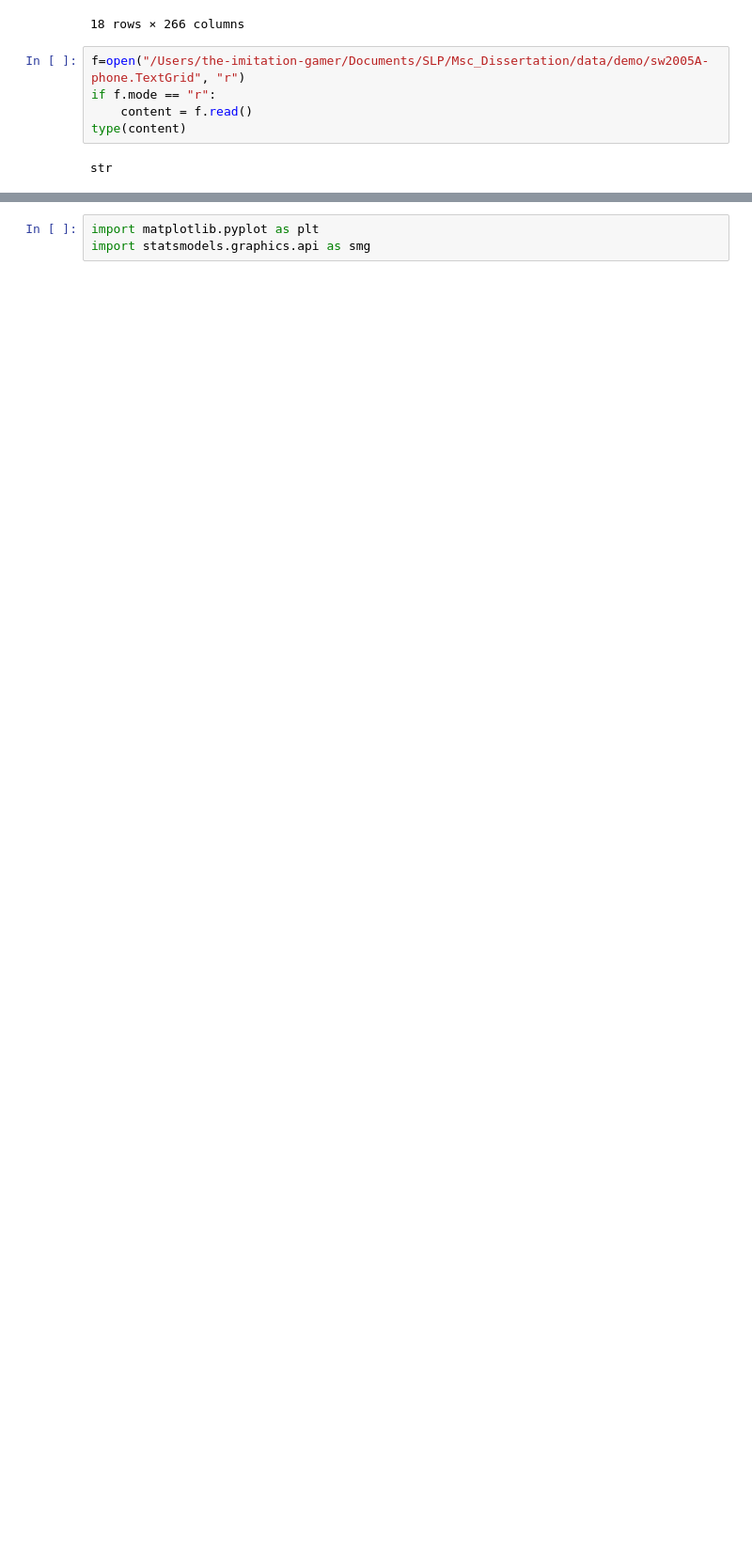
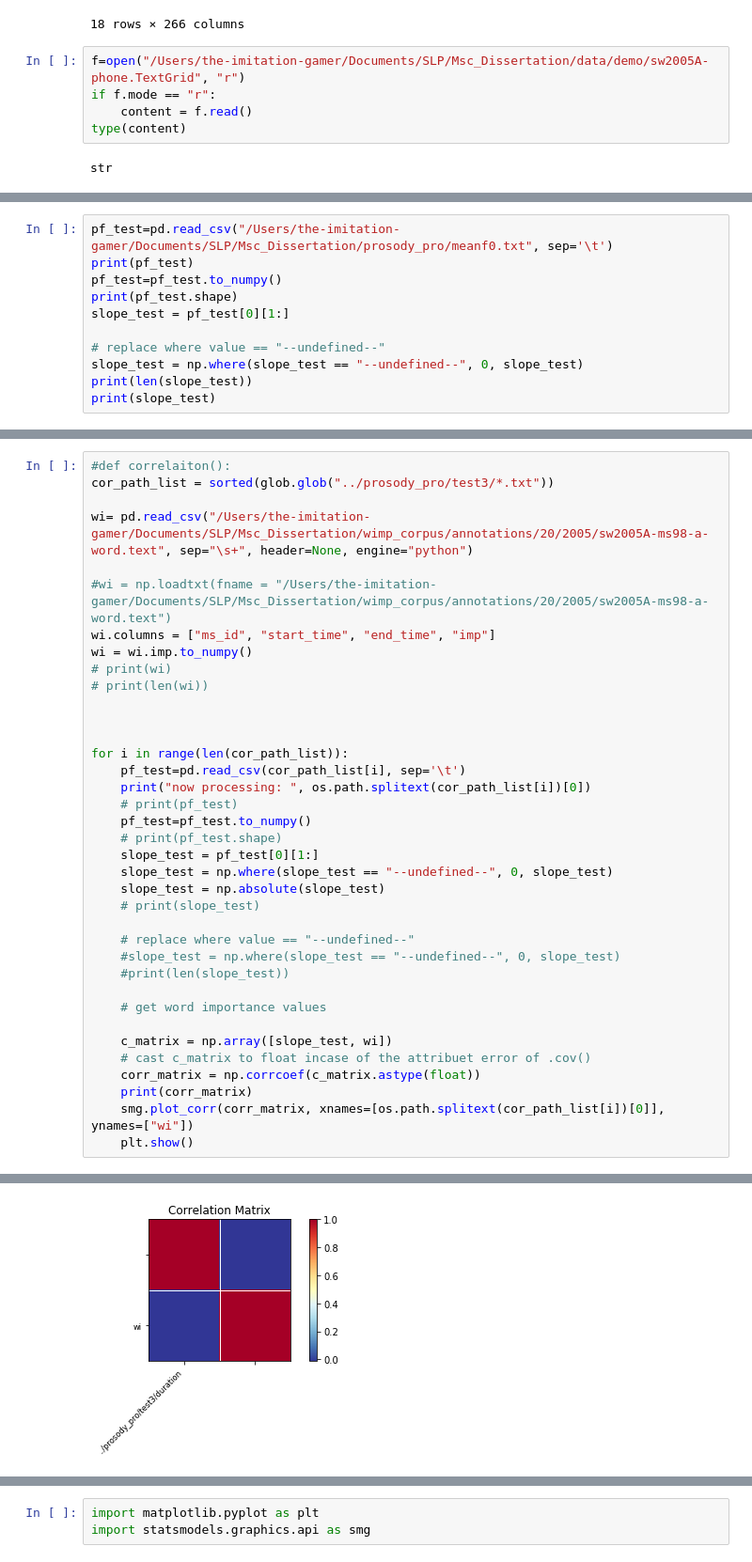
Before and after one commit to byronthecoder/Prosody-Prominence-Perplexity, a Jupyter notebook: ParselMouth.ipynb, the cells around one changed output, grey strips where cells are left out. Shown at 94% size. Drawn from its saved outputs; the diff is of its cells as text; blank space fills up the shorter version.

Commit message:
trail correlaiton plotting

```diff
--- a/ParselMouth.ipynb
+++ b/ParselMouth.ipynb
@@ -123,0 +134,11 @@ str
+# %%
+pf_test=pd.read_csv("/Users/the-imitation-gamer/Documents/SLP/Msc_Dissertation/prosody_pro/meanf0.txt", sep='\t')
+print(pf_test)
+pf_test=pf_test.to_numpy()
+print(pf_test.shape)
+slope_test = pf_test[0][1:]
+
+# replace where value == "--undefined--"
+slope_test = np.where(slope_test == "--undefined--", 0, slope_test)
+print(len(slope_test))
+print(slope_test)
@@ -123,0 +163,38 @@ str
+# %%
+#def correlaiton():
+cor_path_list = sorted(glob.glob("../prosody_pro/test3/*.txt"))
+
+wi= pd.read_csv("/Users/the-imitation-gamer/Documents/SLP/Msc_Dissertation/wimp_corpus/annotations/20/2005/sw2005A-ms98-a-word.text", sep="\s+", header=None, engine="python")
+
+#wi = np.loadtxt(fname = "/Users/the-imitation-gamer/Documents/SLP/Msc_Dissertation/wimp_corpus/annotations/20/2005/sw2005A-ms98-a-word.text")
+wi.columns = ["ms_id", "start_time", "end_time", "imp"]
+wi = wi.imp.to_numpy()
+# print(wi)
+# print(len(wi))
+
+
+
+for i in range(len(cor_path_list)):
+    pf_test=pd.read_csv(cor_path_list[i], sep='\t')
+    print("now processing: ", os.path.splitext(cor_path_list[i])[0])
+    # print(pf_test)
+    pf_test=pf_test.to_numpy()
+    # print(pf_test.shape)
+    slope_test = pf_test[0][1:]
+    slope_test = np.where(slope_test == "--undefined--", 0, slope_test)
+    slope_test = np.absolute(slope_test)
+    # print(slope_test)
+
+    # replace where value == "--undefined--"
+    #slope_test = np.where(slope_test == "--undefined--", 0, slope_test)
+    #print(len(slope_test))
+
+    # get word importance values
+
+    c_matrix = np.array([slope_test, wi])
+    # cast c_matrix to float incase of the attribuet error of .cov()
+    corr_matrix = np.corrcoef(c_matrix.astype(float))
+    print(corr_matrix)
+    smg.plot_corr(corr_matrix, xnames=[os.path.splitext(cor_path_list[i])[0]], ynames=["wi"])
+    plt.show()
+# %% [output]
@@ -123,0 +204 @@ str
+[figure, added]
```
Also changed, not shown: parts of 13 cells of this notebook.
